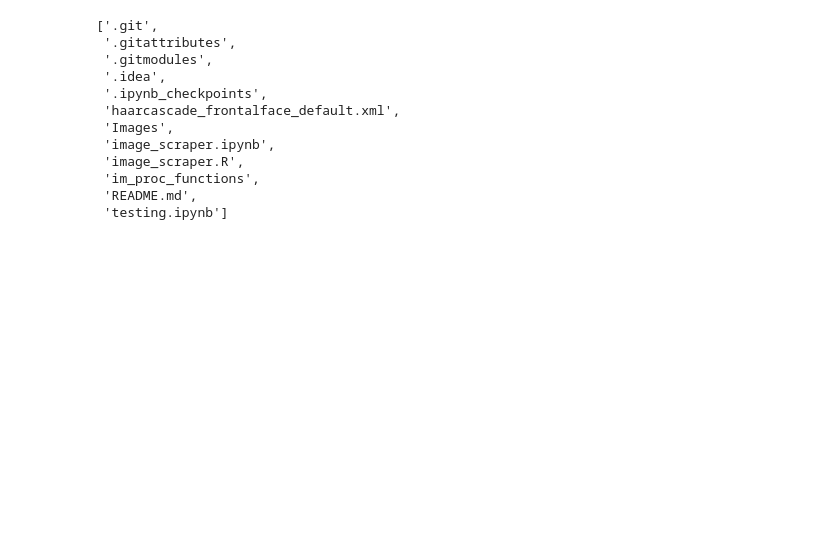
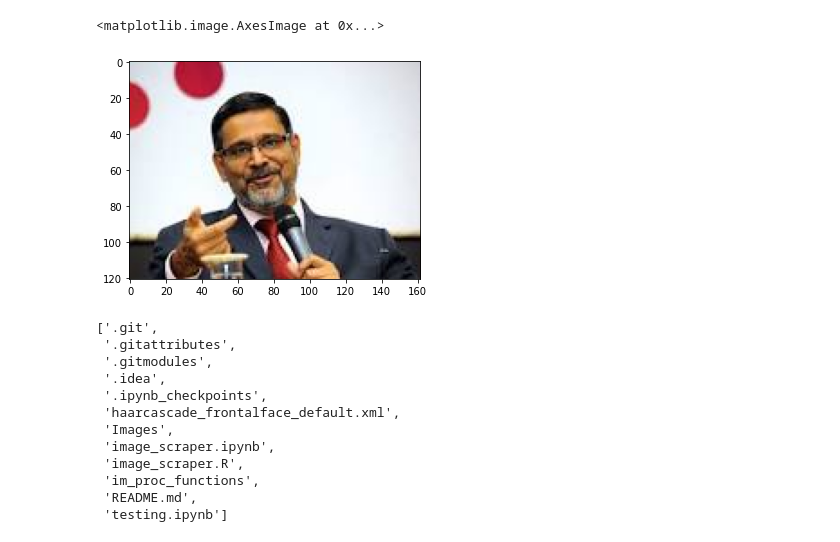
Before and after one commit to vvaynethomas/Colorism-Analysis, a Jupyter notebook: testing.ipynb, the cells around one changed output. Saved outputs shown, nothing was run; the diff lists cells and outputs as text; code cells hidden in the pictures; blank space fills up the shorter version.

```diff
--- a/testing.ipynb
+++ b/testing.ipynb
@@ -5,10 +9,13 @@ import os
 # %%
 im_list = im_proc_functions.list_images('Images')
 test_image_path = im_list[0]
 test_image = cv2.imread(test_image_path)
-cv2.imshow('', test_image)
-cv2.waitKey(0)
-cv2.destroyAllWindows()
+image = cv2.cvtColor(test_image, cv2.COLOR_BGR2RGB)
+pixels = np.array(image)
+plt.imshow(pixels)
+# %% [output]
+<matplotlib.image.AxesImage at 0x...>
+[figure, added]
 # %%
 os.getcwd()
 os.listdir(os.getcwd())
```
Also changed, not shown: parts of 5 cells of this notebook, 1 other file.
